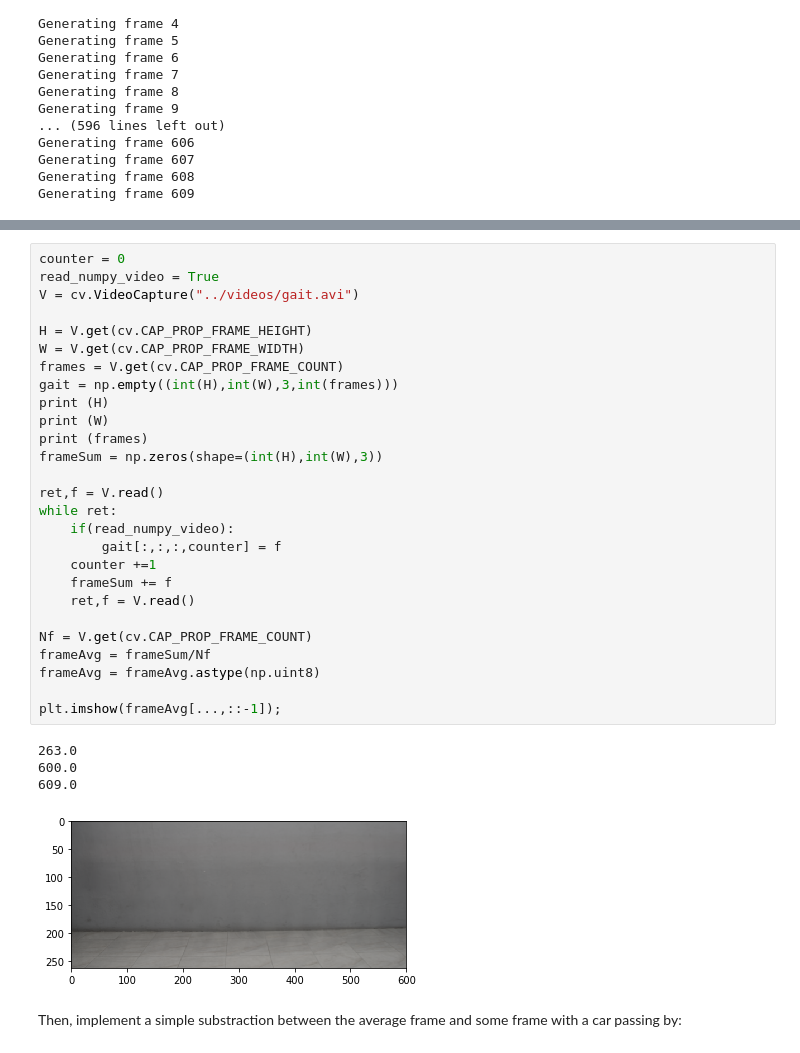
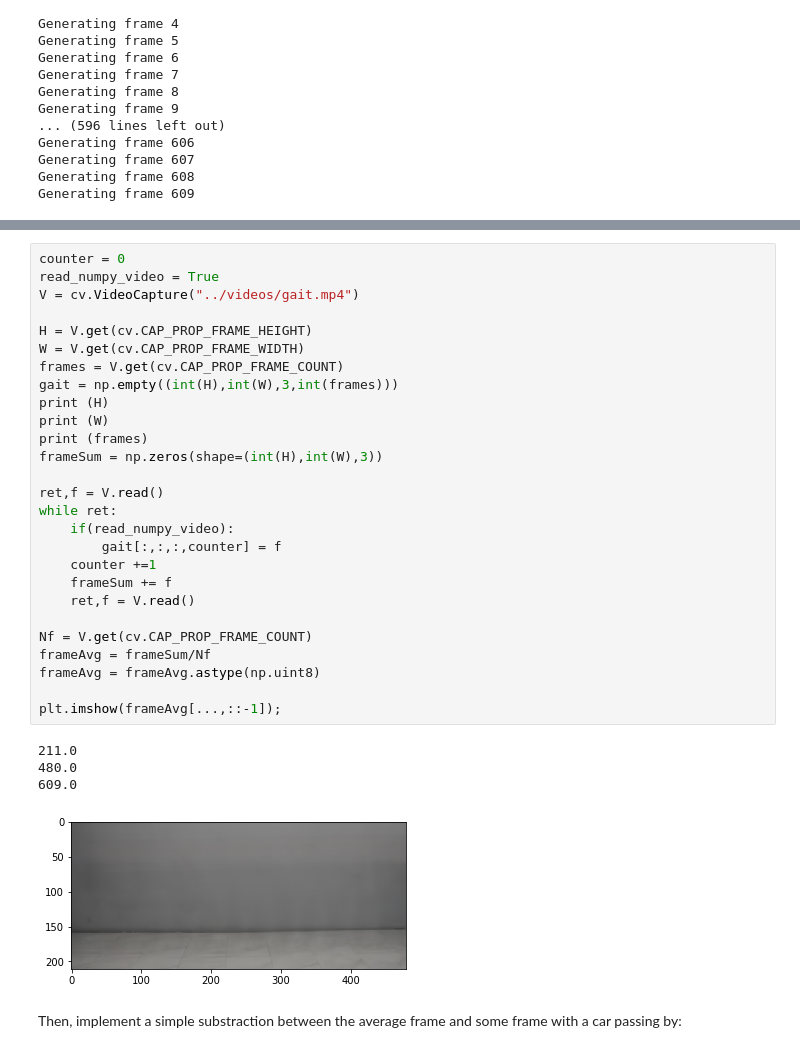
Before and after one commit to MACV-UIS/Semillero_2019, a Jupyter notebook: Semillero_2019-I/notebooks/Lecture01_IntroToComputerVision.ipynb, the cells around one changed output, grey strips where cells are left out. Saved outputs shown, nothing was run; the diff lists cells and outputs as text.

```diff
--- a/Semillero_2019-I/notebooks/Lecture01_IntroToComputerVision.ipynb
+++ b/Semillero_2019-I/notebooks/Lecture01_IntroToComputerVision.ipynb
@@ -113,35 +109,35 @@ We can perform arithmetic operations over images. See how to average the frames
 # %%
 counter = 0
 read_numpy_video = True
-V = cv.VideoCapture("../videos/gait.avi")
+V = cv.VideoCapture("../videos/gait.mp4")
 
 H = V.get(cv.CAP_PROP_FRAME_HEIGHT)
 W = V.get(cv.CAP_PROP_FRAME_WIDTH)
 frames = V.get(cv.CAP_PROP_FRAME_COUNT)
 gait = np.empty((int(H),int(W),3,int(frames)))
 print (H)
 print (W)
 print (frames)
 frameSum = np.zeros(shape=(int(H),int(W),3))
 
 ret,f = V.read()
 while ret:
     if(read_numpy_video):
         gait[:,:,:,counter] = f
     counter +=1
     frameSum += f
     ret,f = V.read()
 
 Nf = V.get(cv.CAP_PROP_FRAME_COUNT)
 frameAvg = frameSum/Nf
 frameAvg = frameAvg.astype(np.uint8)
 
 plt.imshow(frameAvg[...,::-1]);
 # %% [output]
-263.0
-600.0
+211.0
+480.0
 609.0
-[figure, old version]
+[figure, new version]
 # %% [markdown]
 Then, implement a simple substraction between the average frame and some frame with a car passing by:
 # %%
```
Also changed, not shown: parts of 6 cells of this notebook, 5 other files.
